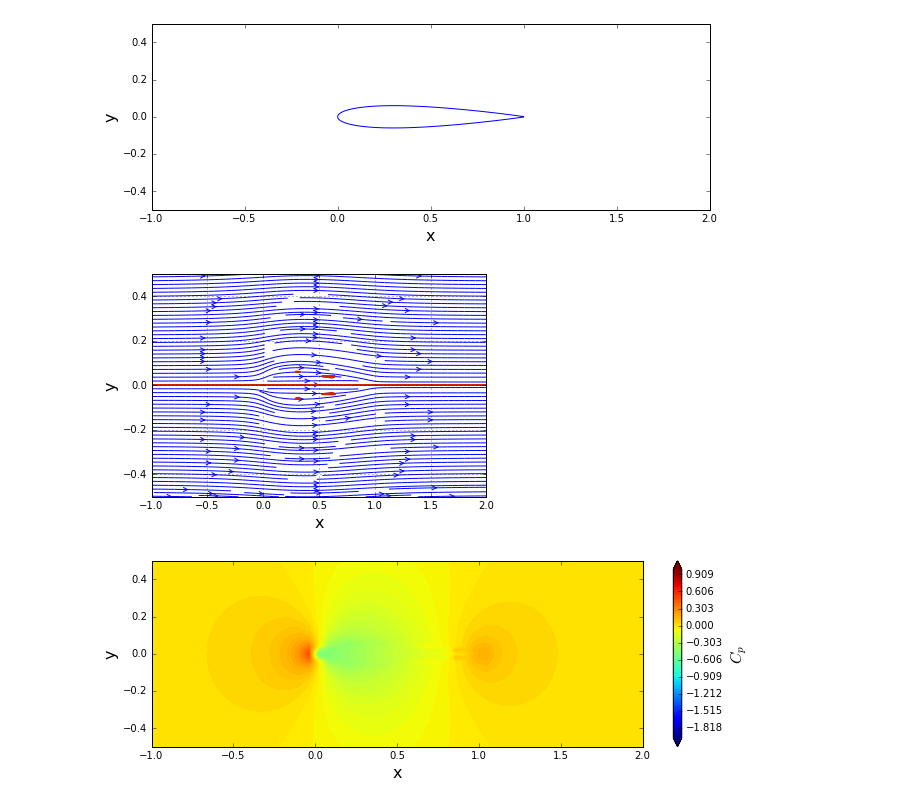
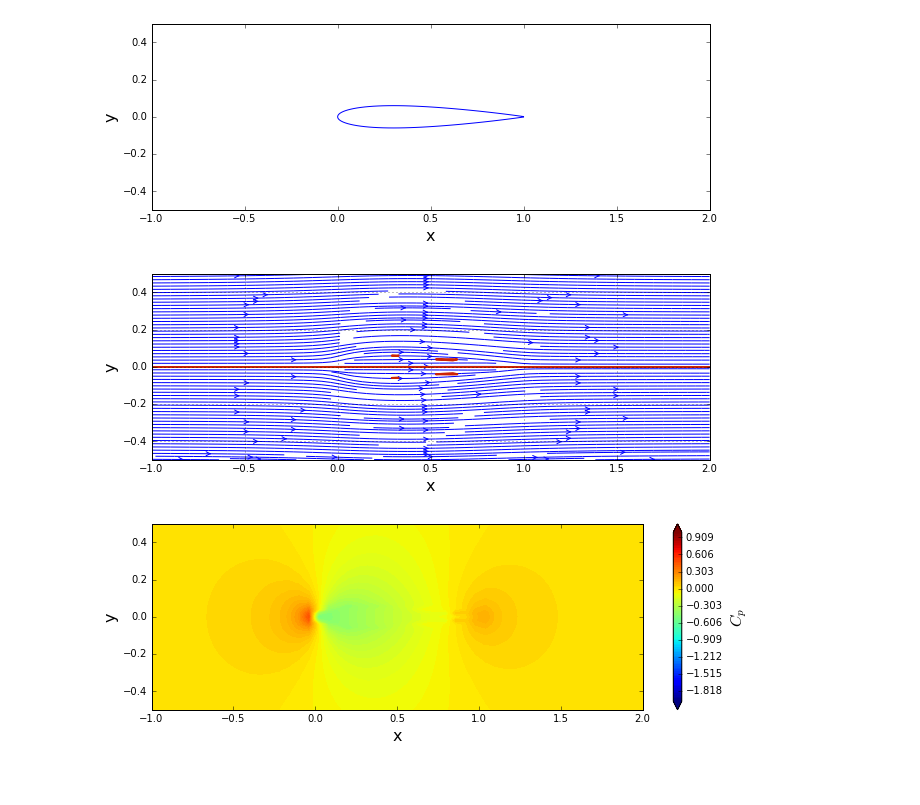
Before and after one commit to alexabaumer/MAE6226, a Jupyter notebook: Baumer_assignment01.ipynb, the cells around one changed output. Cells and saved outputs as stored; diff of their text form; code cells hidden in the pictures; blank space fills up the shorter version.

```diff
--- a/Baumer_assignment01.ipynb
+++ b/Baumer_assignment01.ipynb
@@ -93,17 +93,17 @@ psi = psi_airfoil + psi_freestream
 # %%
 #plotting streamlines
 
-#size = 10
-#pyplot.figure(figsize=(size, (y_end - y_start)/(x_end - x_start) * size))
+size = 10
+pyplot.figure(figsize=(size, (y_end - y_start)/(x_end - x_start) * size))
 pyplot.grid(True)
 pyplot.xlabel('x', fontsize = 16)
 pyplot.ylabel('y', fontsize = 16)
 pyplot.xlim(x_start, x_end)
 pyplot.ylim(y_start, y_end)
 pyplot.streamplot(X, Y, u, v, density = 2, linewidth=1, arrowsize=1, arrowstyle='->')
 pyplot.contour(X, Y, psi, levels=[0.], colors='#CD2305', linewidths=2, linestyles='solid');
 # %% [output]
-[figure, old version]
+[figure, new version]
 # %%
 #calculate pressure coefficient, Cp
 
```
Also changed, not shown: parts of 7 cells of this notebook.
